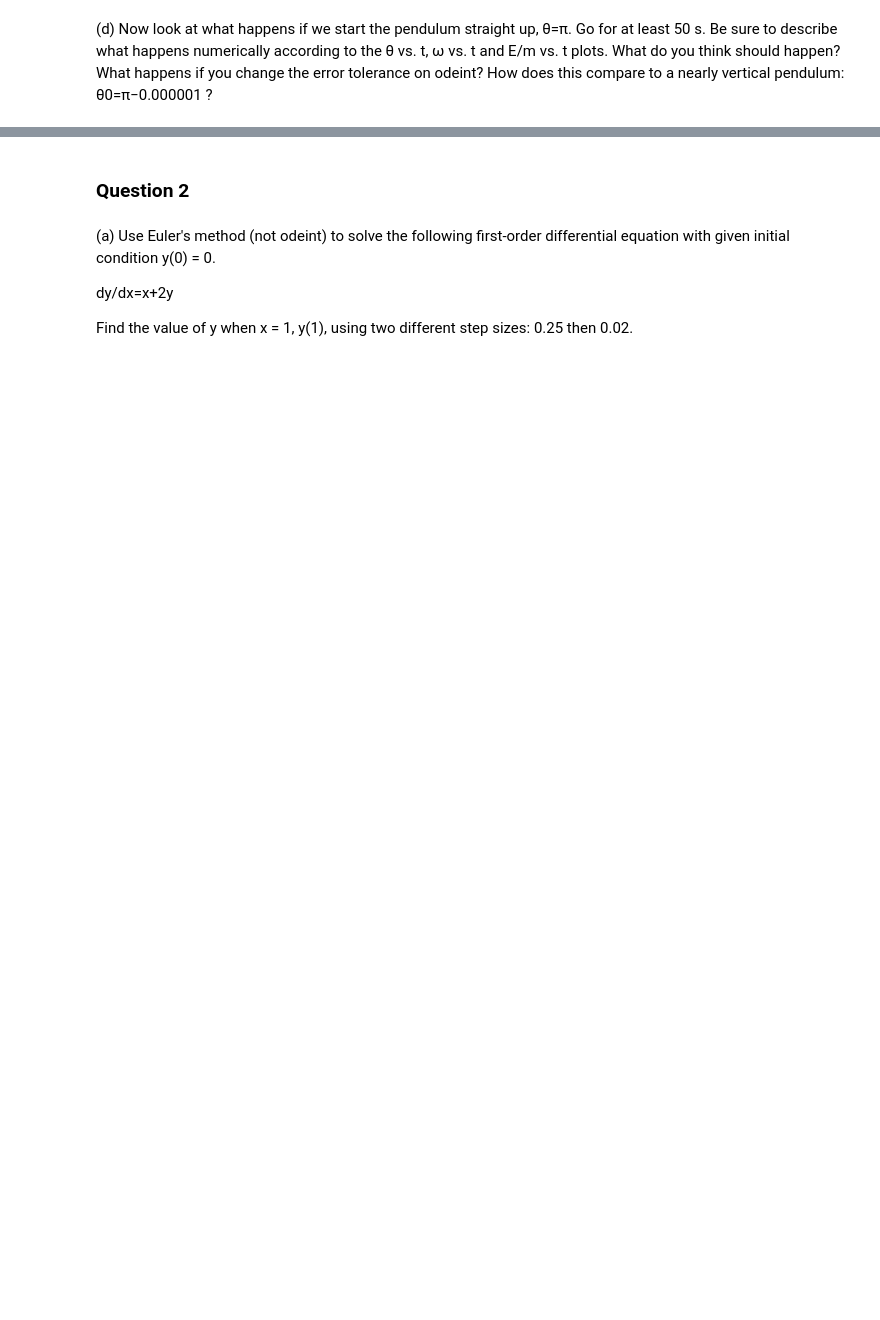
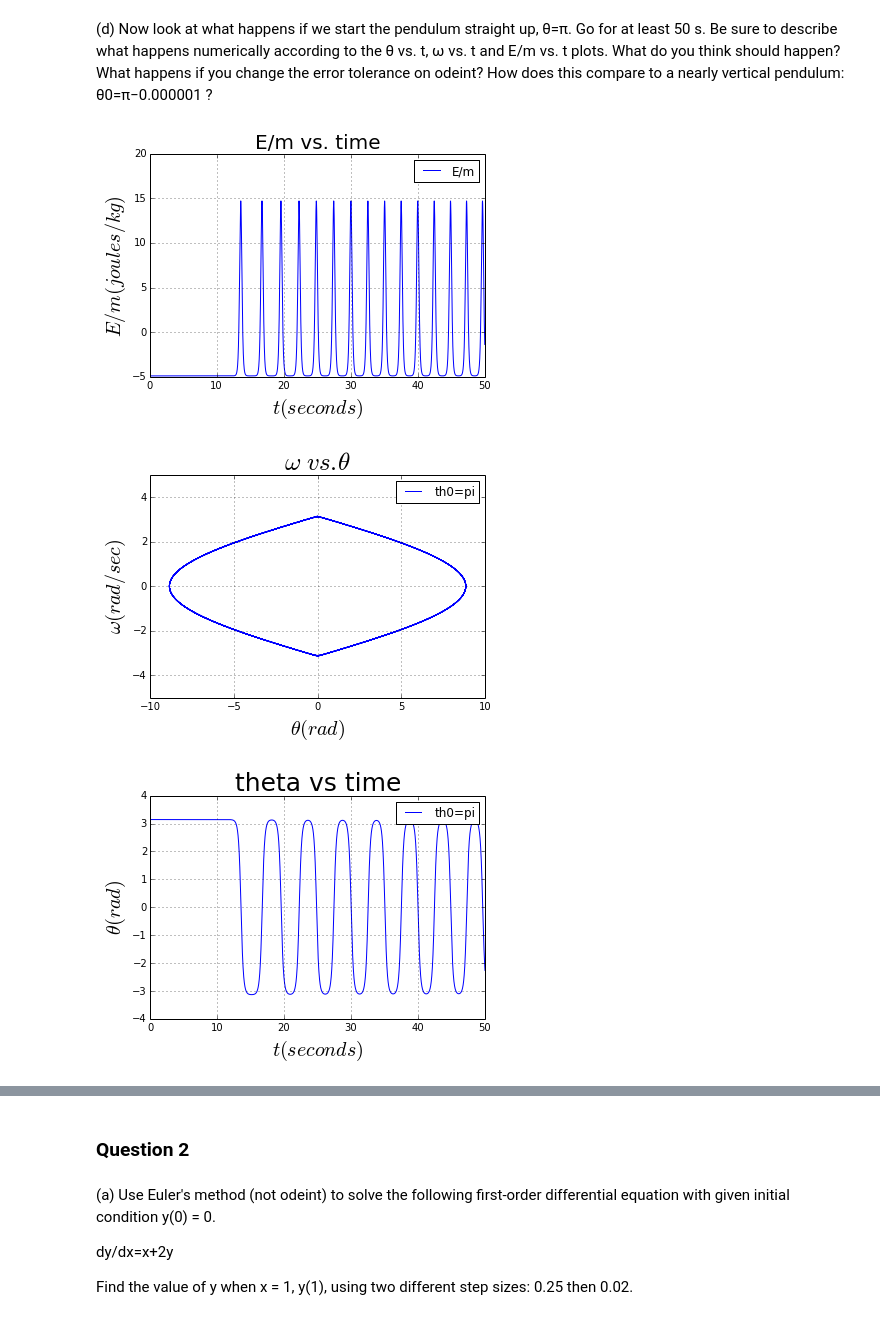
Before and after one commit to dlhoang/PHYS202-S14, a Jupyter notebook: SciPy/ODEExercises.ipynb, the cells around one changed output, grey strips where cells are left out. Saved outputs shown, nothing was run; the diff lists cells and outputs as text; code cells hidden in the pictures; blank space fills up the shorter version.

```diff
--- a/SciPy/ODEExercises.ipynb
+++ b/SciPy/ODEExercises.ipynb
@@ -210,2 +219,49 @@ E = g*ell**cos()
 # %% [markdown]
 (d) Now look at what happens if we start the pendulum straight up, θ=π. Go for at least 50 s. Be sure to describe what happens numerically according to the θ vs. t, ω vs. t and E/m vs. t plots. What do you think should happen? What happens if you change the error tolerance on odeint? How does this compare to a nearly vertical pendulum: θ0=π−0.000001 ?
+# %%
+g = 9.8 #m/s^2
+ell = 0.5 #m
+t = np.arange(0.,50.01,0.01)
+omega0 = 0
+th0 = np.pi
+theta_app = lambda t : th0*np.cos(np.sqrt(g/ell)*t)
+err = 9.49012e-8
+
+theta_init0 = np.array([th0, omega0])
+theta0 = odeint(deriv,theta_init0,t,rtol=err,atol=1000*err)
+
+E = g * ell * np.cos(theta0[:,0]) + 0.5 * (ell**2 * theta0[:,1]**2)
+
+plt.title("E/m vs. time",fontsize=20)
+plt.plot(t,E,label="E/m")
+
+plt.ylabel(r'$E/m (joules/kg)$',fontsize=20)
+plt.xlabel(r'$t (seconds)$',fontsize=20)
+plt.ylim(-5.,20.)
+plt.grid()
+plt.legend()
+plt.show()
+
+plt.title(r'$\omega\ vs. \theta$', fontsize=25)
+plt.plot(theta0[:,1],theta0[:,0],label="th0=pi")
+
+plt.xlabel(r'$\theta (rad)$',fontsize=20)
+plt.ylabel(r'$\omega (rad/sec)$',fontsize=20)
+plt.ylim(-5.,5.)
+plt.grid()
+plt.legend()
+plt.show()
+
+plt.title("theta vs time", fontsize=25)
+plt.plot(t,theta0[:,0],label="th0=pi")
+
+plt.xlabel(r'$t (seconds) $',fontsize=20)
+plt.ylabel(r'$\theta (rad)$',fontsize=20)
+plt.xlim(0.,50.)
+plt.grid()
+plt.legend()
+plt.show()
+# %% [output]
+[figure, added]
+[figure, added]
+[figure, added]
```
Also changed, not shown: parts of 8 cells of this notebook, 3 other files.
